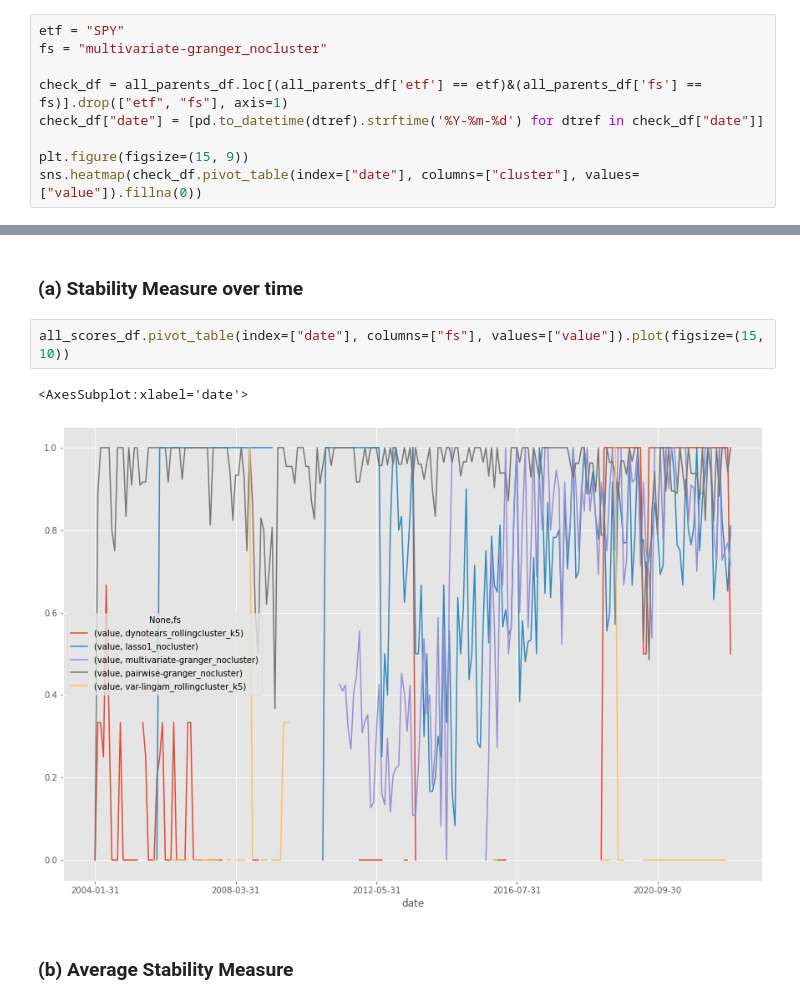
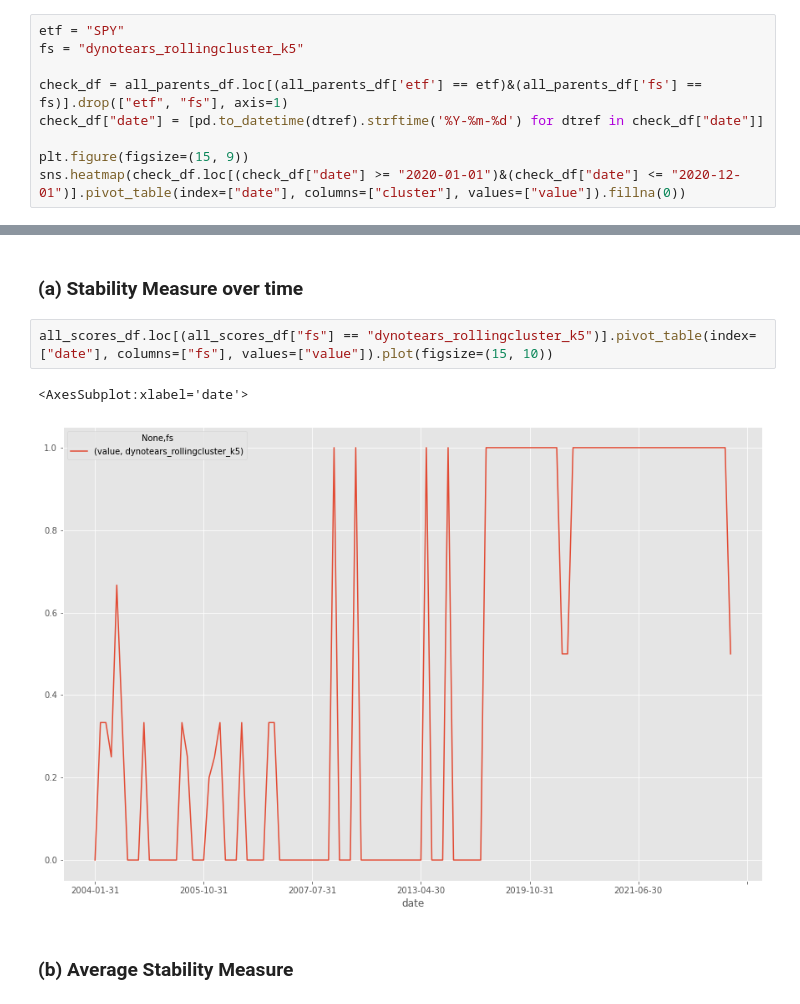
Before and after one commit to dcuoliveira/cml-fin, a Jupyter notebook: src/new_stability_measure.ipynb, the cells around one changed output, grey strips where cells are left out. Saved outputs shown, nothing was run; the diff lists cells and outputs as text.

```diff
--- a/src/new_stability_measure.ipynb
+++ b/src/new_stability_measure.ipynb
@@ -53,12 +53,12 @@ all_parents_df = pd.concat(all_parents)
 ## Parents over time
 # %%
 etf = "SPY"
-fs = "multivariate-granger_nocluster"
+fs = "dynotears_rollingcluster_k5"
 
 check_df = all_parents_df.loc[(all_parents_df['etf'] == etf)&(all_parents_df['fs'] == fs)].drop(["etf", "fs"], axis=1)
 check_df["date"] = [pd.to_datetime(dtref).strftime('%Y-%m-%d') for dtref in check_df["date"]]
 
 plt.figure(figsize=(15, 9))
-sns.heatmap(check_df.pivot_table(index=["date"], columns=["cluster"], values=["value"]).fillna(0))
+sns.heatmap(check_df.loc[(check_df["date"] >= "2020-01-01")&(check_df["date"] <= "2020-12-01")].pivot_table(index=["date"], columns=["cluster"], values=["value"]).fillna(0))
 # %% [output]
 <AxesSubplot:xlabel='None-cluster', ylabel='date'>
@@ -138,10 +138,10 @@ all_avg_scores_df = pd.concat(all_avg_scores)
 # %% [markdown]
 ### (a) Stability Measure over time
 # %%
-all_scores_df.pivot_table(index=["date"], columns=["fs"], values=["value"]).plot(figsize=(15, 10))
+all_scores_df.loc[(all_scores_df["fs"] == "dynotears_rollingcluster_k5")].pivot_table(index=["date"], columns=["fs"], values=["value"]).plot(figsize=(15, 10))
 # %% [output]
 <AxesSubplot:xlabel='date'>
-[figure, old version]
+[figure, new version]
 # %% [markdown]
 ### (b) Average Stability Measure
 # %%
```
Also changed, not shown: parts of 1 cell of this notebook.
